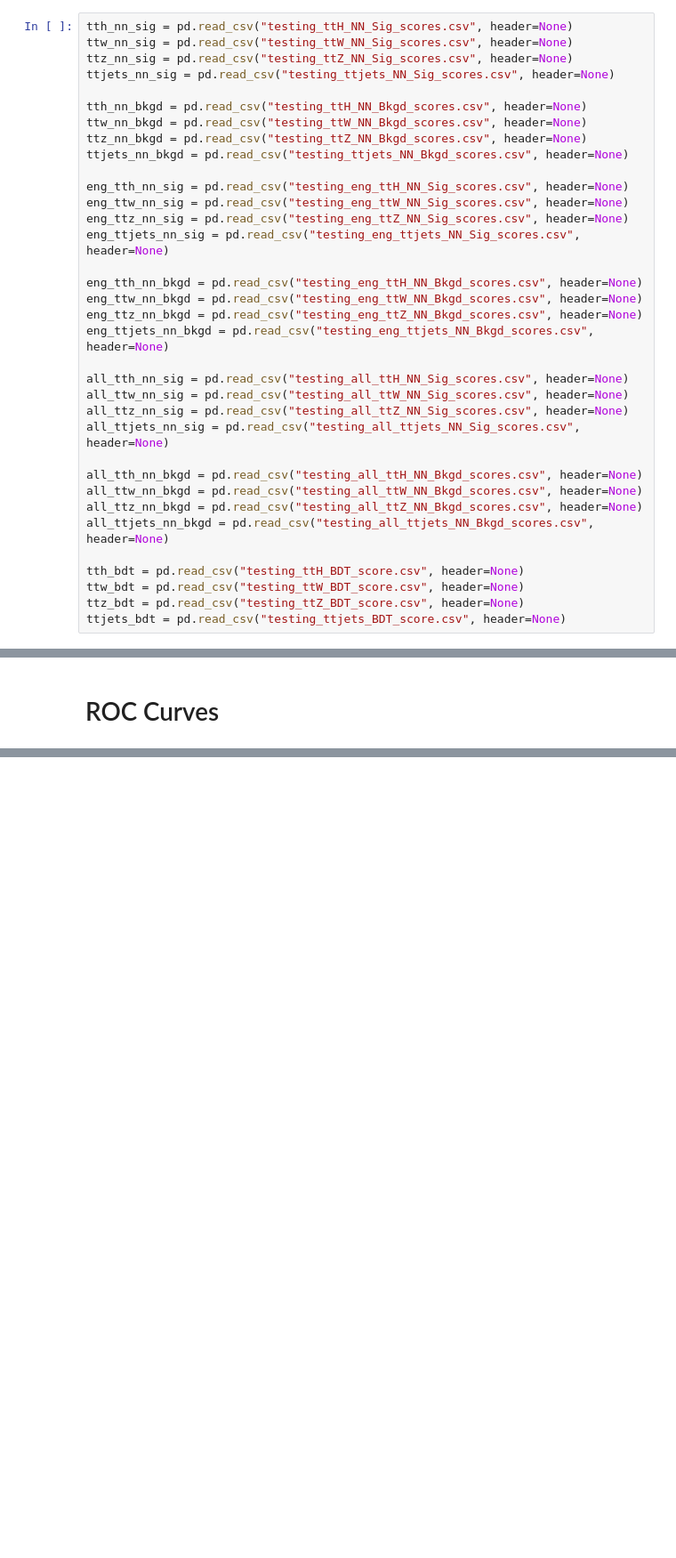
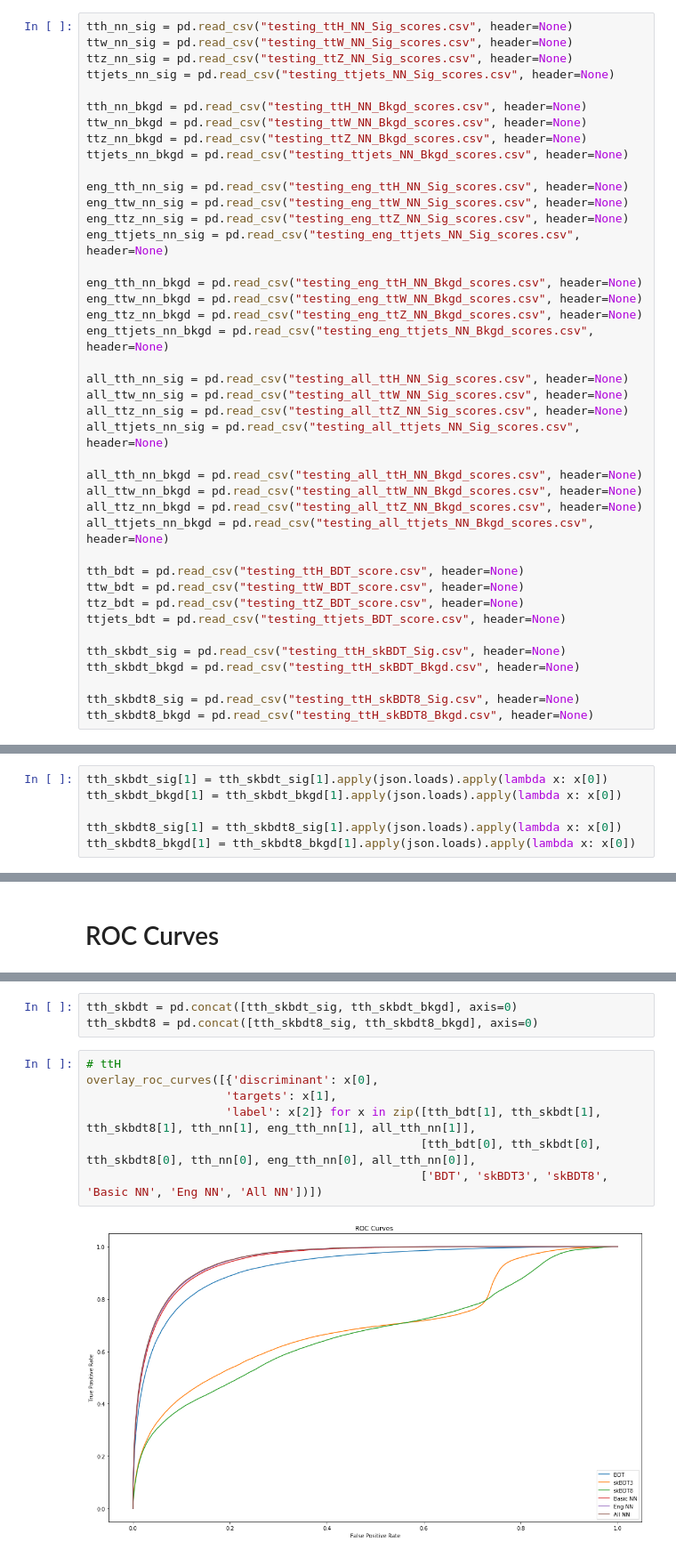
Before and after one commit to mdkdrnevich/DeepHadTopTagger, a Jupyter notebook: ModelEvaluation/model_analysis.ipynb, the cells around one changed output, grey strips where cells are left out. Shown at 89% size. Drawn from its saved outputs; the diff is of its cells as text; blank space fills up the shorter version.

```diff
--- a/model_analysis.ipynb
+++ b/ModelEvaluation/model_analysis.ipynb
@@ -367,6 +368,12 @@ tth_bdt = pd.read_csv("testing_ttH_BDT_score.csv", header=None)
 ttw_bdt = pd.read_csv("testing_ttW_BDT_score.csv", header=None)
 ttz_bdt = pd.read_csv("testing_ttZ_BDT_score.csv", header=None)
 ttjets_bdt = pd.read_csv("testing_ttjets_BDT_score.csv", header=None)
+
+tth_skbdt_sig = pd.read_csv("testing_ttH_skBDT_Sig.csv", header=None)
+tth_skbdt_bkgd = pd.read_csv("testing_ttH_skBDT_Bkgd.csv", header=None)
+
+tth_skbdt8_sig = pd.read_csv("testing_ttH_skBDT8_Sig.csv", header=None)
+tth_skbdt8_bkgd = pd.read_csv("testing_ttH_skBDT8_Bkgd.csv", header=None)
 # %%
 tth_bdt_sig = tth_bdt[tth_bdt[0] == 1]
 ttw_bdt_sig = ttw_bdt[ttw_bdt[0] == 1]
@@ -387,6 +394,12 @@ tth_bdt_bkgd.reset_index(drop=True, inplace=True)
 ttw_bdt_bkgd.reset_index(drop=True, inplace=True)
 ttz_bdt_bkgd.reset_index(drop=True, inplace=True)
 ttjets_bdt_bkgd.reset_index(drop=True, inplace=True)
+# %%
+tth_skbdt_sig[1] = tth_skbdt_sig[1].apply(json.loads).apply(lambda x: x[0])
+tth_skbdt_bkgd[1] = tth_skbdt_bkgd[1].apply(json.loads).apply(lambda x: x[0])
+
+tth_skbdt8_sig[1] = tth_skbdt8_sig[1].apply(json.loads).apply(lambda x: x[0])
+tth_skbdt8_bkgd[1] = tth_skbdt8_bkgd[1].apply(json.loads).apply(lambda x: x[0])
 # %%
 from matplotlib.colors import LogNorm
 # %% [markdown]
@@ -1123,3 +1136,15 @@ overlay_roc_curves([{'discriminant': x[0],
                                                 ['BDT', 'Basic NN', 'Eng NN', 'All NN'])])
 # %% [output]
 [figure]
+# %%
+tth_skbdt = pd.concat([tth_skbdt_sig, tth_skbdt_bkgd], axis=0)
+tth_skbdt8 = pd.concat([tth_skbdt8_sig, tth_skbdt8_bkgd], axis=0)
+# %%
+# ttH
+overlay_roc_curves([{'discriminant': x[0],
+                    'targets': x[1],
+                    'label': x[2]} for x in zip([tth_bdt[1], tth_skbdt[1], tth_skbdt8[1], tth_nn[1], eng_tth_nn[1], all_tth_nn[1]],
+                                                [tth_bdt[0], tth_skbdt[0], tth_skbdt8[0], tth_nn[0], eng_tth_nn[0], all_tth_nn[0]],
+                                                ['BDT', 'skBDT3', 'skBDT8', 'Basic NN', 'Eng NN', 'All NN'])])
+# %% [output]
+[figure, added]
```
Also changed, not shown: parts of 6 cells of this notebook, 14 other files.
